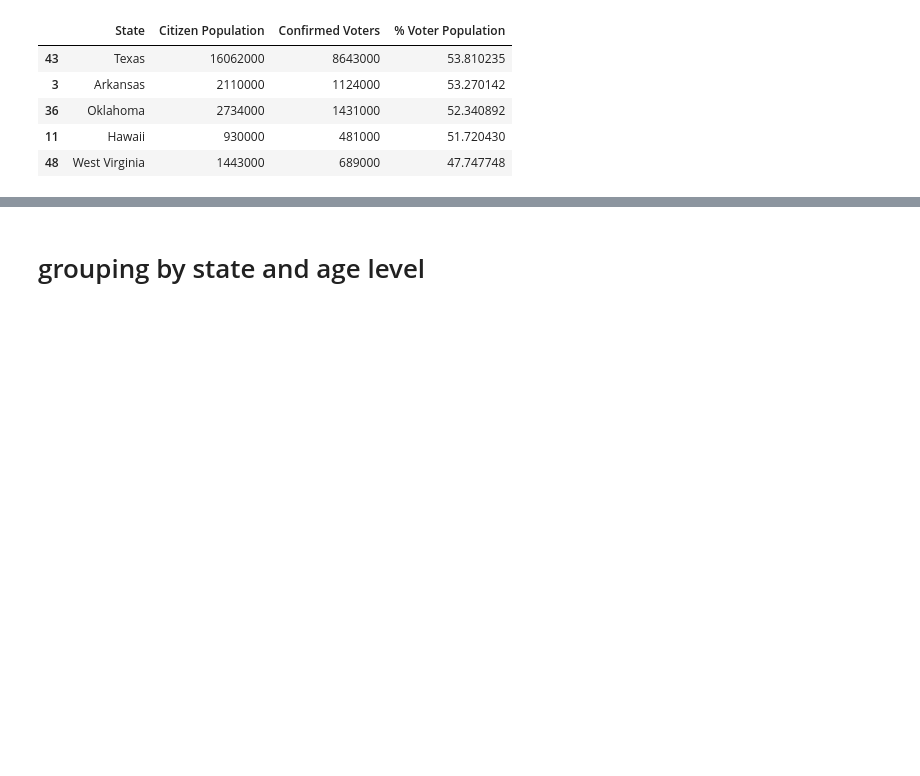
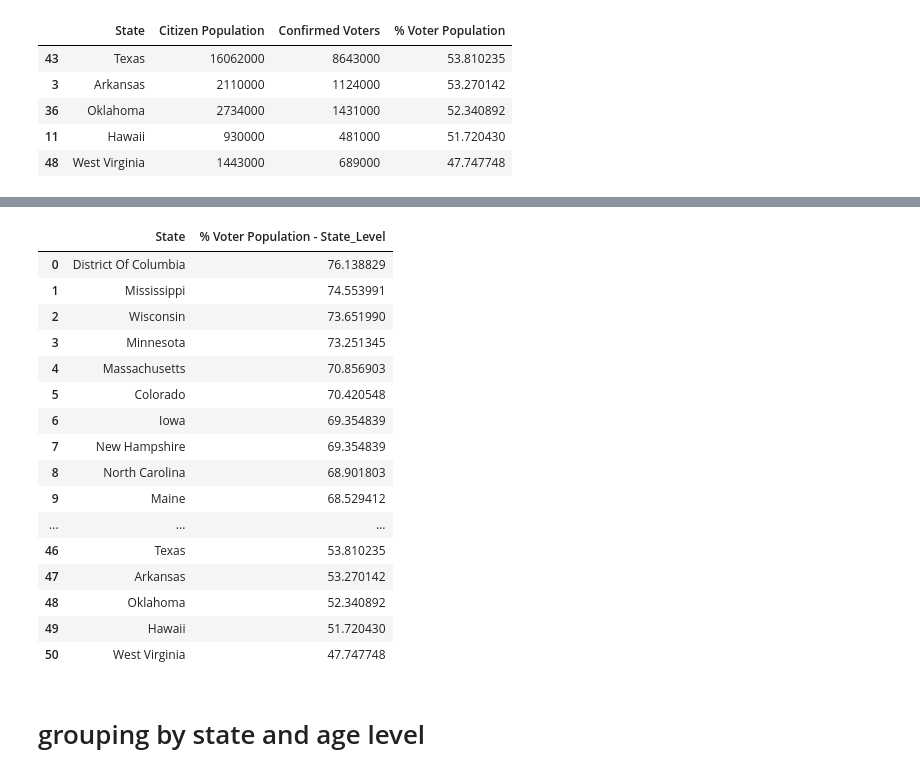
Before and after one commit to JeffreyAsuncion/Data_Analysis_2012_US_Voter_Data, a Jupyter notebook: US_Voter_2012.ipynb, the cells around one changed output, grey strips where cells are left out. Saved outputs shown, nothing was run; the diff lists cells and outputs as text; code cells hidden in the pictures; blank space fills up the shorter version.

```diff
--- a/US_Voter_2012.ipynb
+++ b/US_Voter_2012.ipynb
@@ -262,3 +343,23 @@ df_state_level.tail()
+# %%
+merged_df.groupby(['State'])['% Voter Population - State_Level'].max().sort_values(ascending=False).reset_index()
+# %% [output]
+|  | State | % Voter Population - State_Level |
+| 0 | District Of Columbia | 76.138829 |
+| 1 | Mississippi | 74.553991 |
+| 2 | Wisconsin | 73.651990 |
+| 3 | Minnesota | 73.251345 |
+| 4 | Massachusetts | 70.856903 |
+| 5 | Colorado | 70.420548 |
+| 6 | Iowa | 69.354839 |
+| 7 | New Hampshire | 69.354839 |
+| 8 | North Carolina | 68.901803 |
+| 9 | Maine | 68.529412 |
+| ... | ... | ... |
+| 46 | Texas | 53.810235 |
+| 47 | Arkansas | 53.270142 |
+| 48 | Oklahoma | 52.340892 |
+| 49 | Hawaii | 51.720430 |
+| 50 | West Virginia | 47.747748 |
 # %% [markdown]
 # grouping by state and age level
 # %%
```
Also changed, not shown: parts of 25 cells of this notebook.
